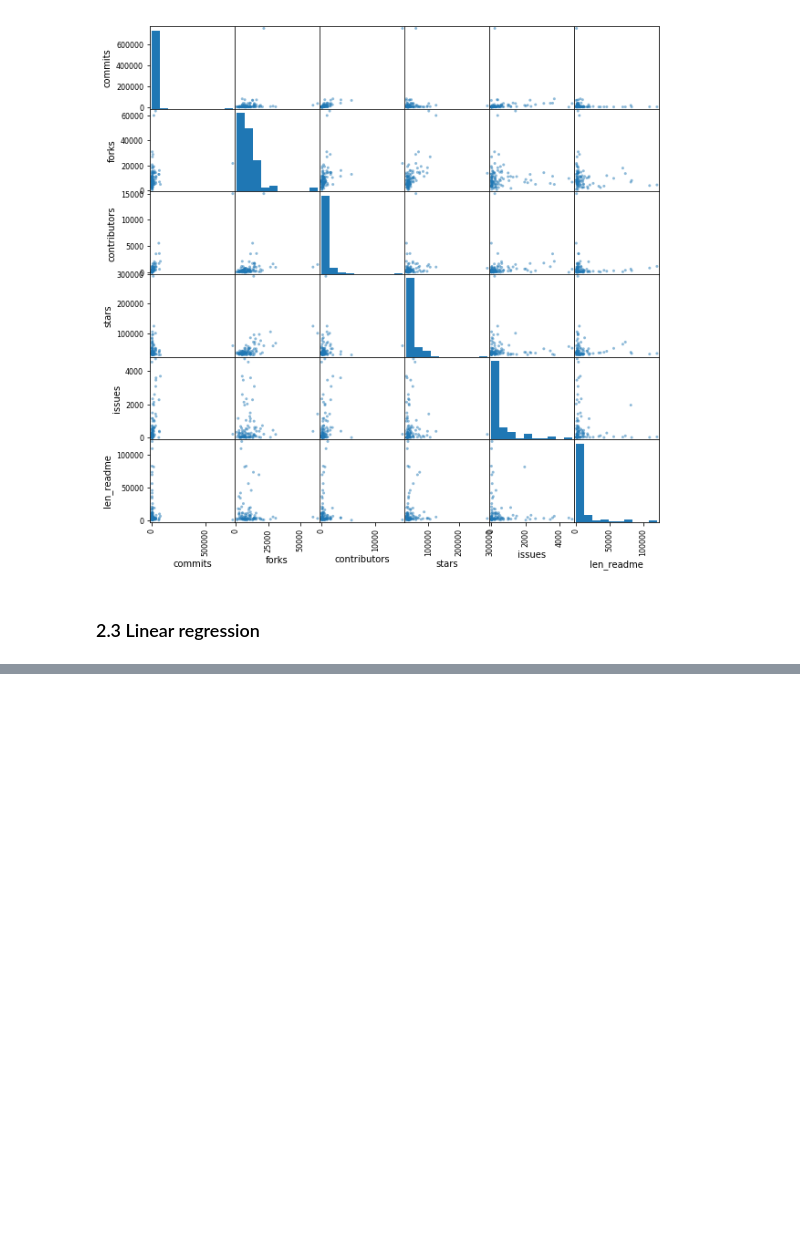
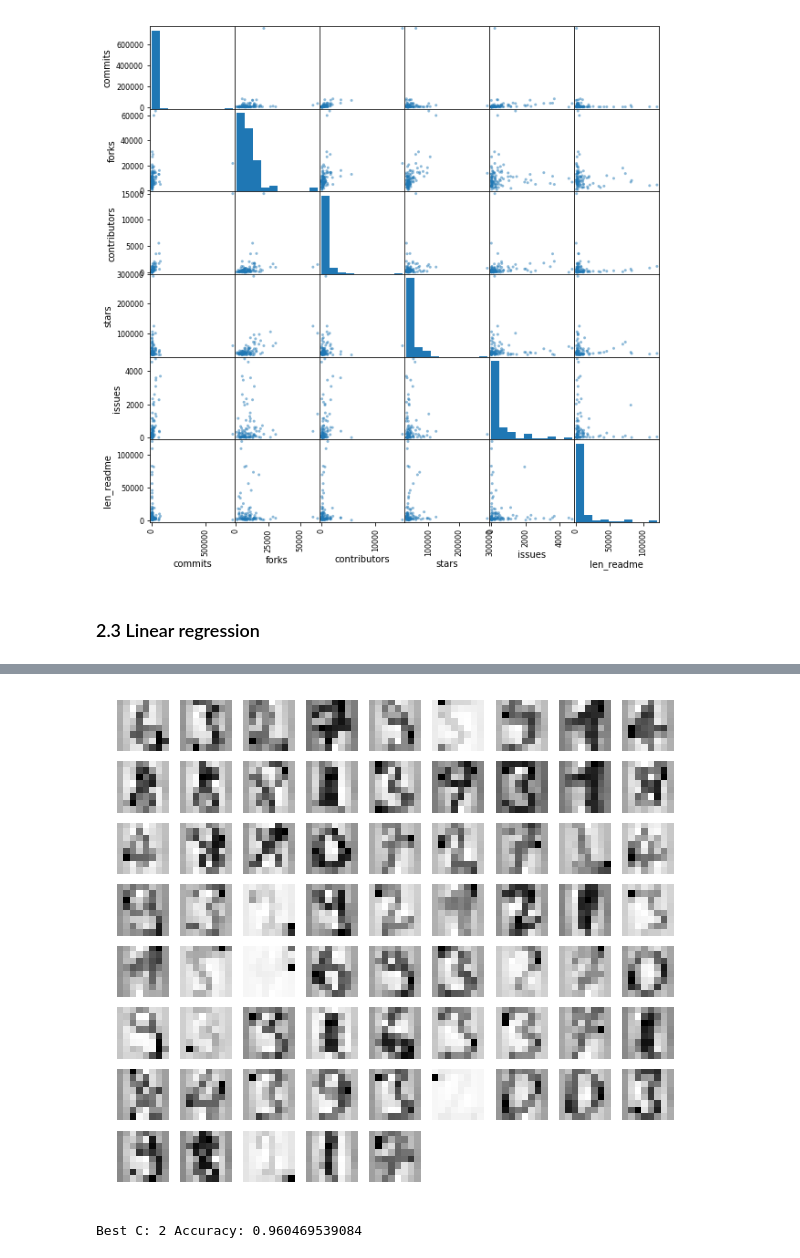
Before and after one commit to jspitkin/cs6017_hw, a Jupyter notebook: hw3/hw3.ipynb, the cells around one changed output, grey strips where cells are left out. Cells and saved outputs as stored; diff of their text form; code cells hidden in the pictures; blank space fills up the shorter version.

```diff
--- a/hw3/hw3.ipynb
+++ b/hw3/hw3.ipynb
@@ -215,0 +226,12 @@ strong multicollinearity or other numerical problems.
+# %%
+# Train a SVM model and evaluate
+digits = load_digits()
+X = scale(digits.data)
+y = digits.target
+X_train, X_test, y_train, y_test = train_test_split(X, y, random_state=1, test_size=0.8)
+classifier = svm.SVC(C=100, kernel='rbf')
+classifier.fit(X_train, y_train)
+predictions = classifier.predict(X_test)
+
+print(metrics.classification_report(y_test, predictions))
+print(metrics.confusion_matrix(y_test, predictions))
@@ -215,0 +256,29 @@ strong multicollinearity or other numerical problems.
+# %%
+# Show the misclassified test instances
+misclassified_indices = np.where(y_test != predictions)[0]
+dim = math.ceil(math.sqrt(len(misclassified_indices)))
+plt.figure(figsize= (10, 10))
+for count, index in enumerate(misclassified_indices):
+    plt.subplot(dim, dim, count+1)
+    plt.imshow(np.reshape(X[index,:],(8,8)), cmap='Greys',interpolation='nearest')
+    plt.axis('off')
+plt.show()
+# %% [output]
+[figure, added]
+# %%
+# Cross validation
+best_score = 0
+best_c = 0
+digits = load_digits()
+X = scale(digits.data)
+y = digits.target
+#for c in np.arange(1, 500, step=5):
+for c in range(1, 500):
+    classifer = svm.SVC(C=c, kernel='rbf')
+    score = cross_val_score(classifer, X, y, cv=3).mean()
+    if score > best_score:
+        best_score = score
+        best_c = c
+print("Best C:", best_c, "Accuracy:", best_score)
+# %% [output]
+Best C: 2 Accuracy: 0.960469539084
```
Also changed, not shown: parts of 11 cells of this notebook, 5 other files.
